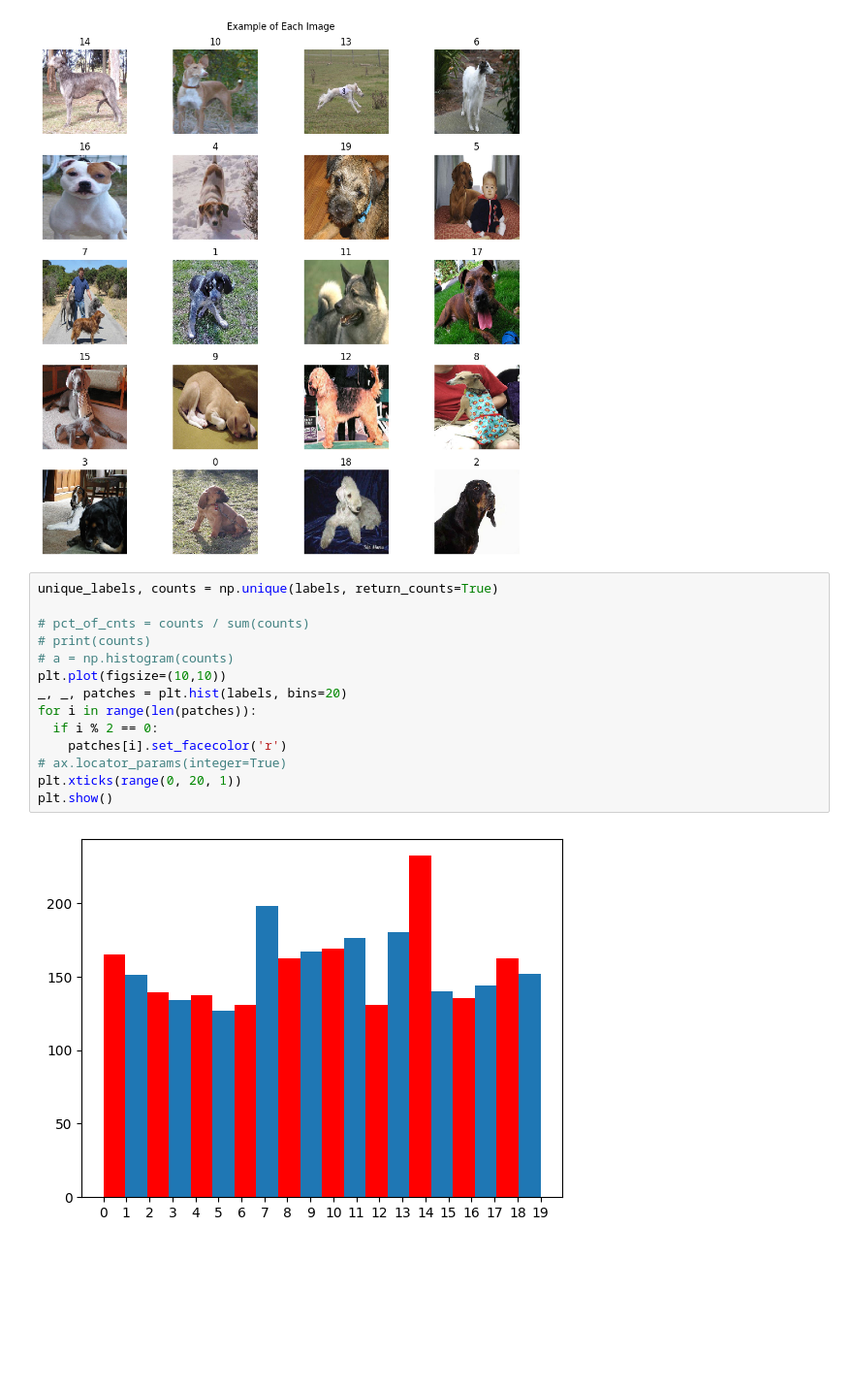
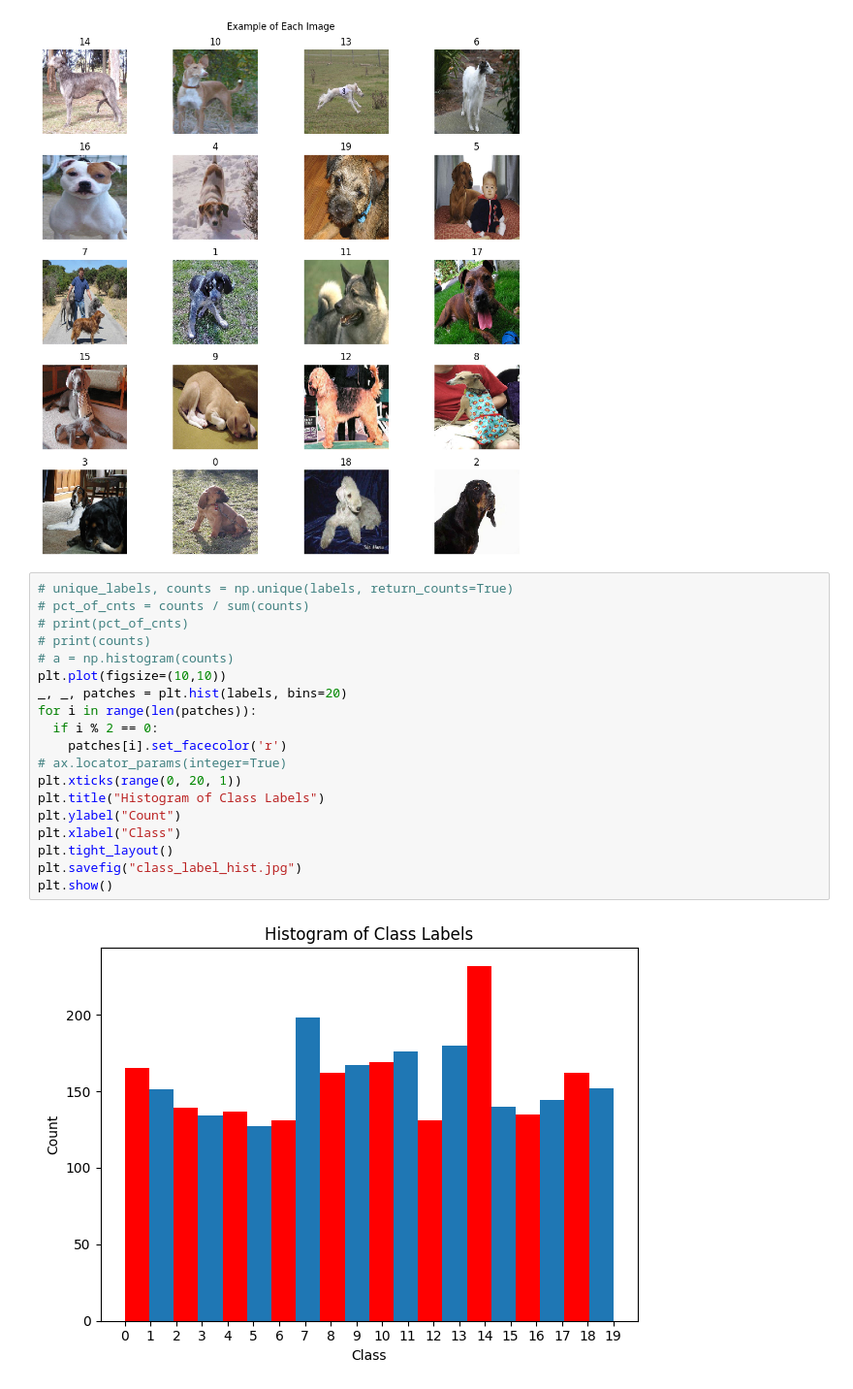
Before and after one commit to acard5meg/ece_527_assignments, a Jupyter notebook: assign_8_2_scratch.ipynb, the cells around one changed output. Shown at 97% size. Cells and saved outputs as stored; diff of their text form; blank space fills up the shorter version.

```diff
--- a/assign_8_2_scratch.ipynb
+++ b/assign_8_2_scratch.ipynb
@@ -48,18 +52,23 @@ plt.show()
 # %% [output]
 [figure]
 # %%
-unique_labels, counts = np.unique(labels, return_counts=True)
-
+# unique_labels, counts = np.unique(labels, return_counts=True)
 # pct_of_cnts = counts / sum(counts)
+# print(pct_of_cnts)
 # print(counts)
 # a = np.histogram(counts)
 plt.plot(figsize=(10,10))
 _, _, patches = plt.hist(labels, bins=20)
 for i in range(len(patches)):
   if i % 2 == 0:
     patches[i].set_facecolor('r')
 # ax.locator_params(integer=True)
 plt.xticks(range(0, 20, 1))
+plt.title("Histogram of Class Labels")
+plt.ylabel("Count")
+plt.xlabel("Class")
+plt.tight_layout()
+plt.savefig("class_label_hist.jpg")
 plt.show()
 # %% [output]
-[figure, old version]
+[figure, new version]
```
Also changed, not shown: parts of 18 cells of this notebook.
